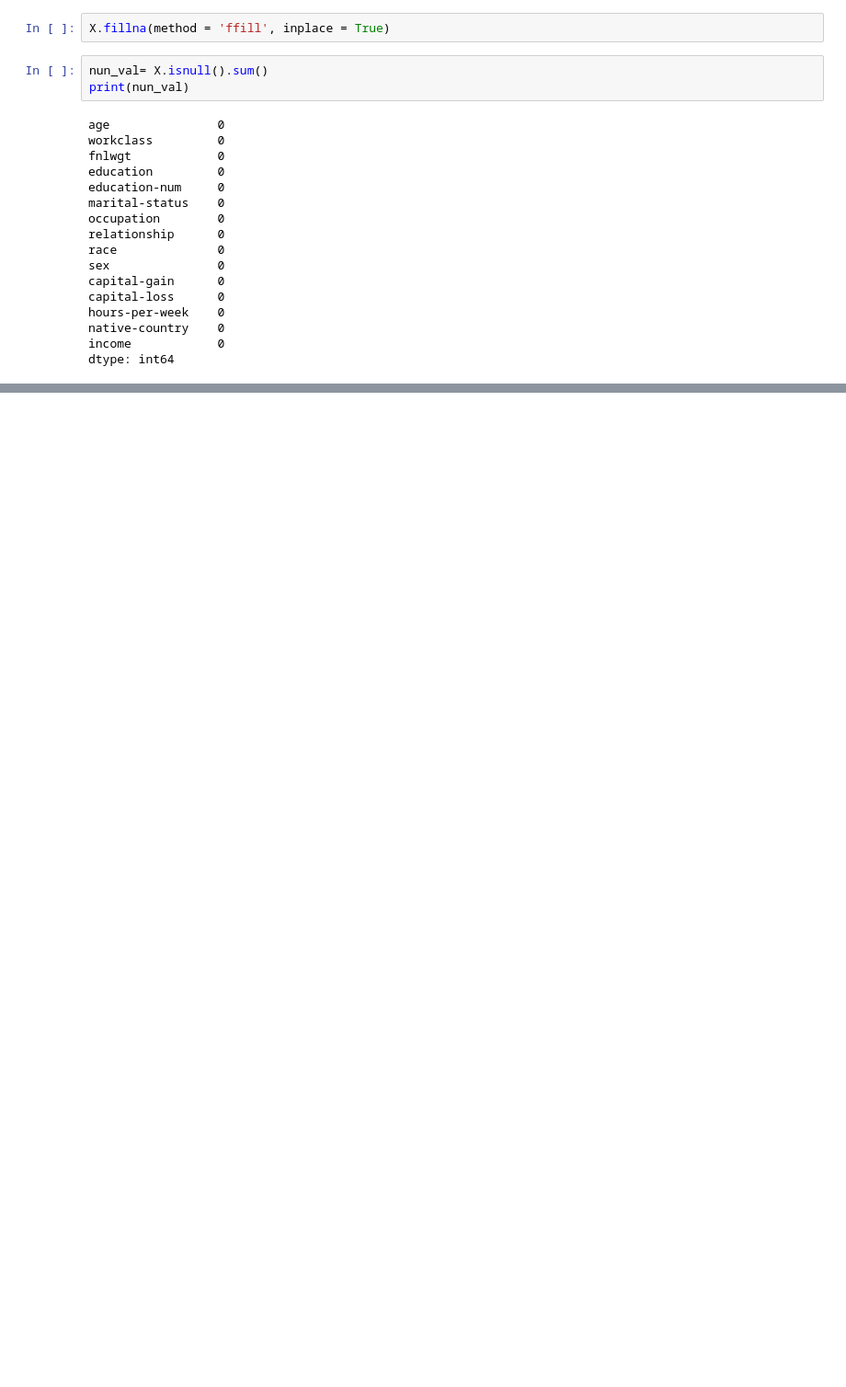
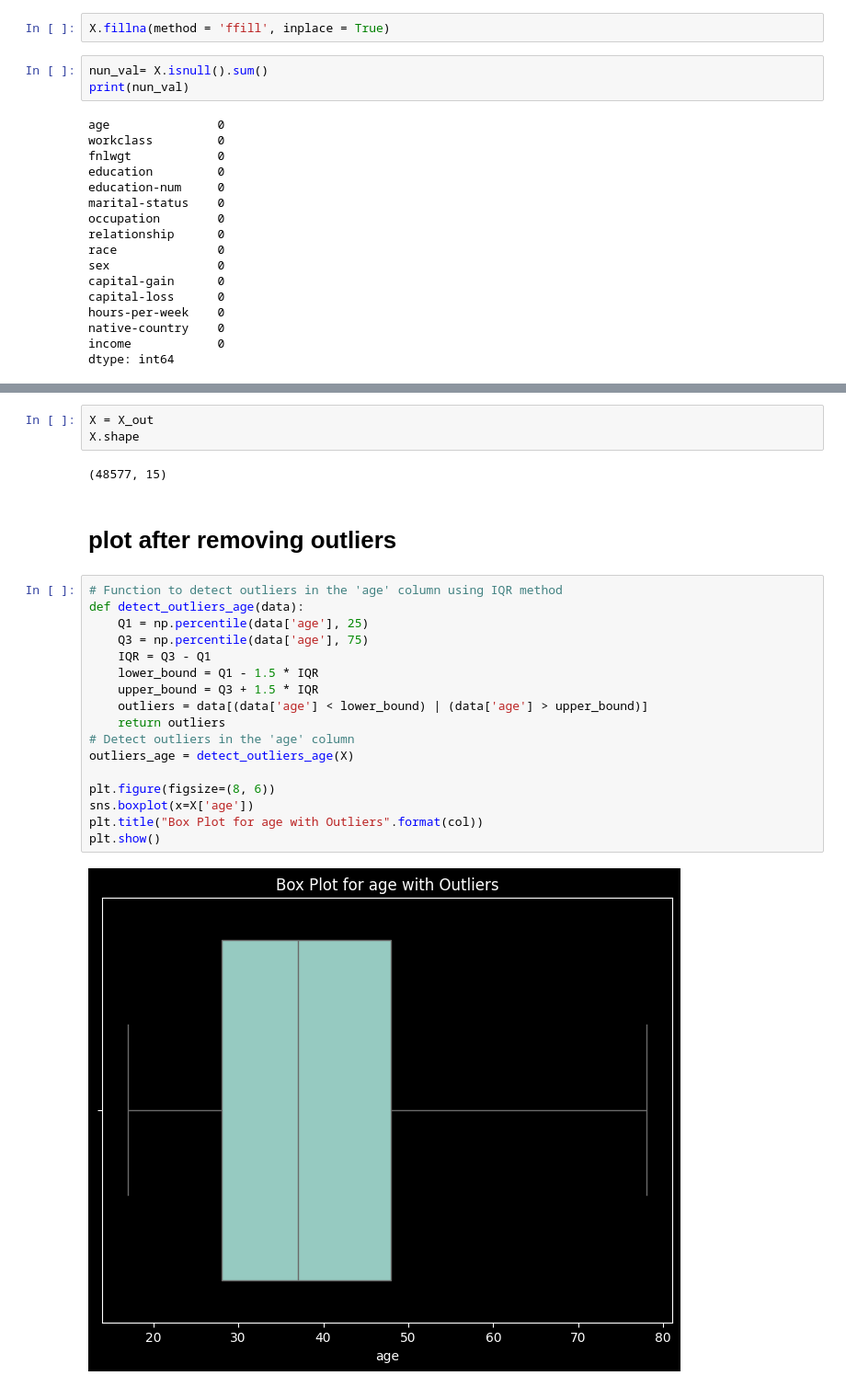
Before and after one commit to sevinduImsara/ML_CW, a Jupyter notebook: ML_CW.ipynb, the cells around one changed output, grey strips where cells are left out. Shown at 92% size. Cells and saved outputs as stored; diff of their text form; blank space fills up the shorter version.

```diff
--- a/ML_CW.ipynb
+++ b/ML_CW.ipynb
@@ -328,0 +425,26 @@ for feature in features:
+# %%
+X = X_out
+X.shape
+# %% [output]
+(48577, 15)
+# %% [markdown]
+# **plot after removing outliers**
+# %%
+# Function to detect outliers in the 'age' column using IQR method
+def detect_outliers_age(data):
+    Q1 = np.percentile(data['age'], 25)
+    Q3 = np.percentile(data['age'], 75)
+    IQR = Q3 - Q1
+    lower_bound = Q1 - 1.5 * IQR
+    upper_bound = Q3 + 1.5 * IQR
+    outliers = data[(data['age'] < lower_bound) | (data['age'] > upper_bound)]
+    return outliers
+# Detect outliers in the 'age' column
+outliers_age = detect_outliers_age(X)
+
+plt.figure(figsize=(8, 6))
+sns.boxplot(x=X['age'])
+plt.title("Box Plot for age with Outliers".format(col))
+plt.show()
+# %% [output]
+[figure, added]
```
Also changed, not shown: parts of 42 cells of this notebook.
